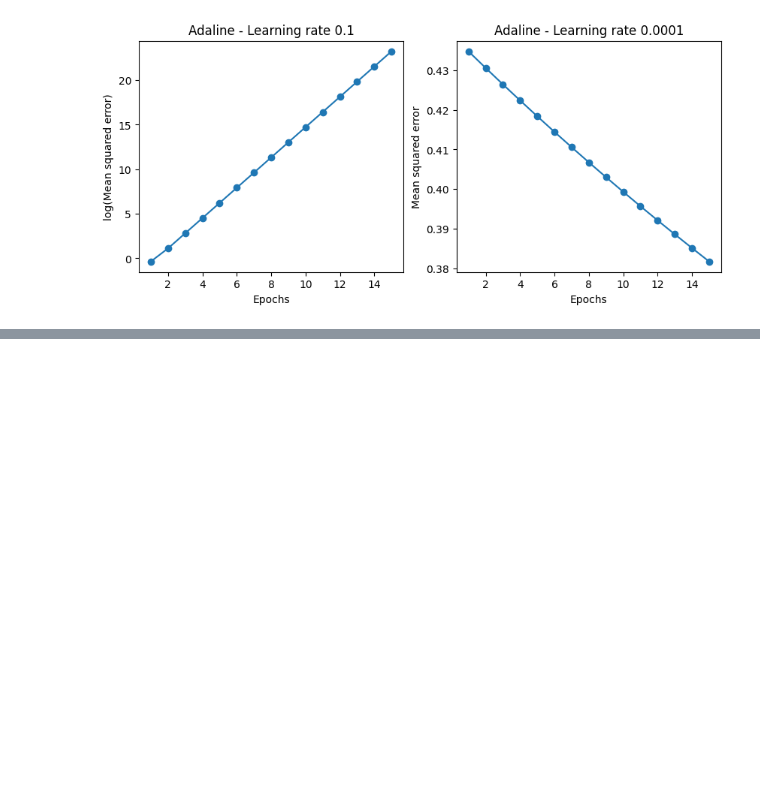
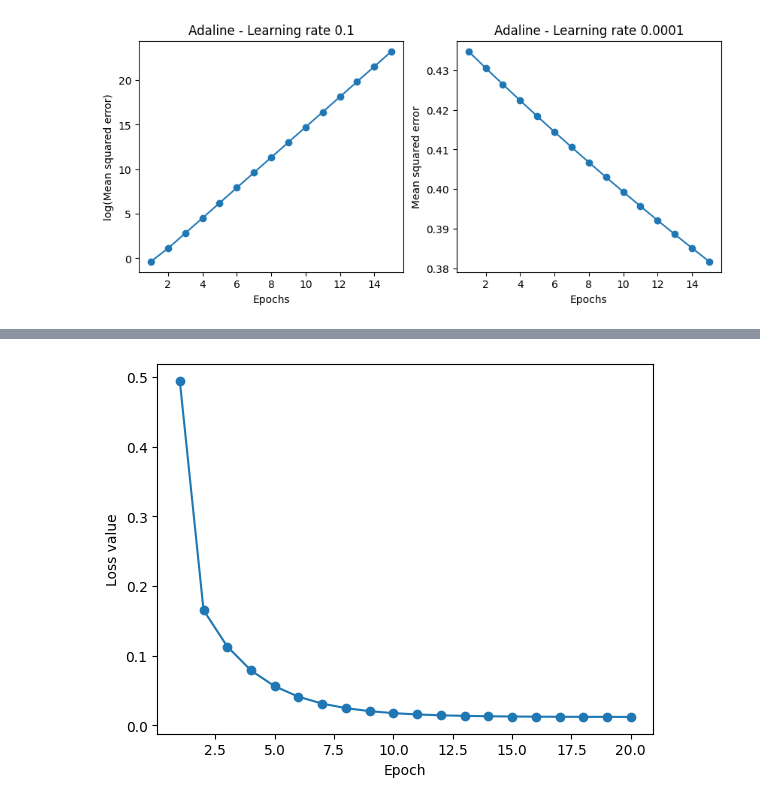
Before and after one commit to siddiskid/AI, a Jupyter notebook: learnai.ipynb, the cells around one changed output, grey strips where cells are left out. Saved outputs shown, nothing was run; the diff lists cells and outputs as text; code cells hidden in the pictures; blank space fills up the shorter version.

```diff
--- a/learnai.ipynb
+++ b/learnai.ipynb
@@ -110,0 +132,19 @@ plt.show()
+# %%
+# FEATURE SCALING
+
+# standardizing input values
+X_std = np.copy(X)
+for i in range(X_std.shape[1]):
+    X_std[:, i] = (X_std[:, i] - X_std[:, i].mean()) / X_std[:, i].std()
+# %%
+# training the model again with standardized values
+adaGD = AdalineGD(eta = 0.5, n_iter = 20)
+adaGD.fit(X_std, y)
+
+# plotting losses in each epoch
+plt.plot(range(1, len(adaGD.losses_) + 1), adaGD.losses_, marker = "o")
+plt.xlabel("Epoch")
+plt.ylabel("Loss value")
+plt.show()
+# %% [output]
+[figure, added]
```
Also changed, not shown: parts of 3 cells of this notebook, 2 other files.
